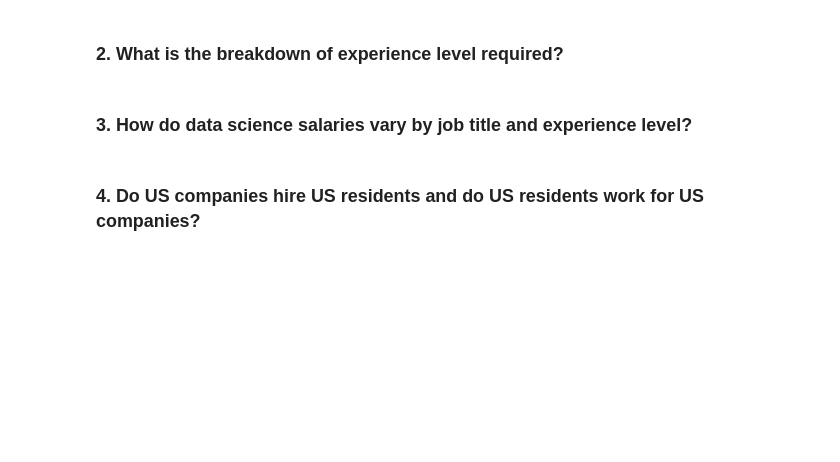
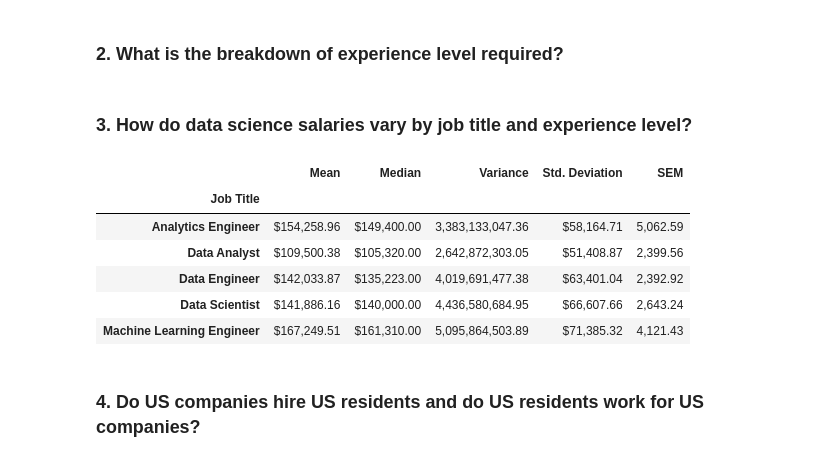
Before and after one commit to lathamlm/project-01, a Jupyter notebook: data_science.ipynb, the cells around one changed output. Cells and saved outputs as stored; diff of their text form; code cells hidden in the pictures; blank space fills up the shorter version.

Commit message:
updated 1st geomap and 1st stats summary

```diff
--- a/data_science.ipynb
+++ b/data_science.ipynb
@@ -100,3 +122,38 @@ bottom_5_countries_list[4] = list(bottom_avg_list[4])
+# %%
+# DataFrame with top 5 jobs (by volume)
+top_5_jobs_df = ds_df.loc[(ds_df["Job Title"] == job_0) | (ds_df["Job Title"] == job_1) | (ds_df["Job Title"] == job_2) | (ds_df["Job Title"] == job_3) | (ds_df["Job Title"] == job_4), :]
+
+# Create summary statistics for top 5 job titles
+# Mean, Median, Variance, Std Deviation, SEM
+jobs_mean = top_5_jobs_df.groupby(["Job Title"])["Salary in USD"].mean()
+jobs_median = top_5_jobs_df.groupby(["Job Title"])["Salary in USD"].median()
+jobs_var = top_5_jobs_df.groupby(["Job Title"])["Salary in USD"].var()
+jobs_stddev = top_5_jobs_df.groupby(["Job Title"])["Salary in USD"].std()
+jobs_sem = top_5_jobs_df.groupby(["Job Title"])["Salary in USD"].sem()
+
+# Merge into single DataFrame
+jobs_merge_01 = pd.merge(jobs_mean, jobs_median, on="Job Title", how="left")
+jobs_merge_02 = pd.merge(jobs_var, jobs_stddev, on="Job Title", how="left")
+jobs_merge_03 = pd.merge(jobs_merge_01, jobs_merge_02, on="Job Title", how="left")
+jobs_merge_rename = jobs_merge_03.rename(columns={"Salary in USD_x_x": "Mean", "Salary in USD_y_x": "Median", "Salary in USD_x_y": "Variance", "Salary in USD_y_y": "Std. Deviation"})
+jobs_merge_04 = pd.merge(jobs_merge_rename, jobs_sem, on="Job Title", how="left")
+jobs_summary_stats = jobs_merge_04.rename(columns={"Salary in USD": "SEM"})
+
+# Formatting
+jobs_summary_stats["Mean"] = jobs_summary_stats["Mean"].map("${:,.2f}".format)
+jobs_summary_stats["Median"] = jobs_summary_stats["Median"].map("${:,.2f}".format)
+jobs_summary_stats["Variance"] = jobs_summary_stats["Variance"].map("{:,.2f}".format)
+jobs_summary_stats["Std. Deviation"] = jobs_summary_stats["Std. Deviation"].map("${:,.2f}".format)
+jobs_summary_stats["SEM"] = jobs_summary_stats["SEM"].map("{:,.2f}".format)
+jobs_summary_stats
+# %% [output]
+|  | Mean | Median | Variance | Std. Deviation | SEM |
+| Job Title |  |  |  |  |  |
+| Analytics Engineer | $154,258.96 | $149,400.00 | 3,383,133,047.36 | $58,164.71 | 5,062.59 |
+| Data Analyst | $109,500.38 | $105,320.00 | 2,642,872,303.05 | $51,408.87 | 2,399.56 |
+| Data Engineer | $142,033.87 | $135,223.00 | 4,019,691,477.38 | $63,401.04 | 2,392.92 |
+| Data Scientist | $141,886.16 | $140,000.00 | 4,436,580,684.95 | $66,607.66 | 2,643.24 |
+| Machine Learning Engineer | $167,249.51 | $161,310.00 | 5,095,864,503.89 | $71,385.32 | 4,121.43 |
 # %%
 # Create boxplots showing salary information for top 5 job titles
 
```
Also changed, not shown: parts of 9 cells of this notebook, 1 other file.
